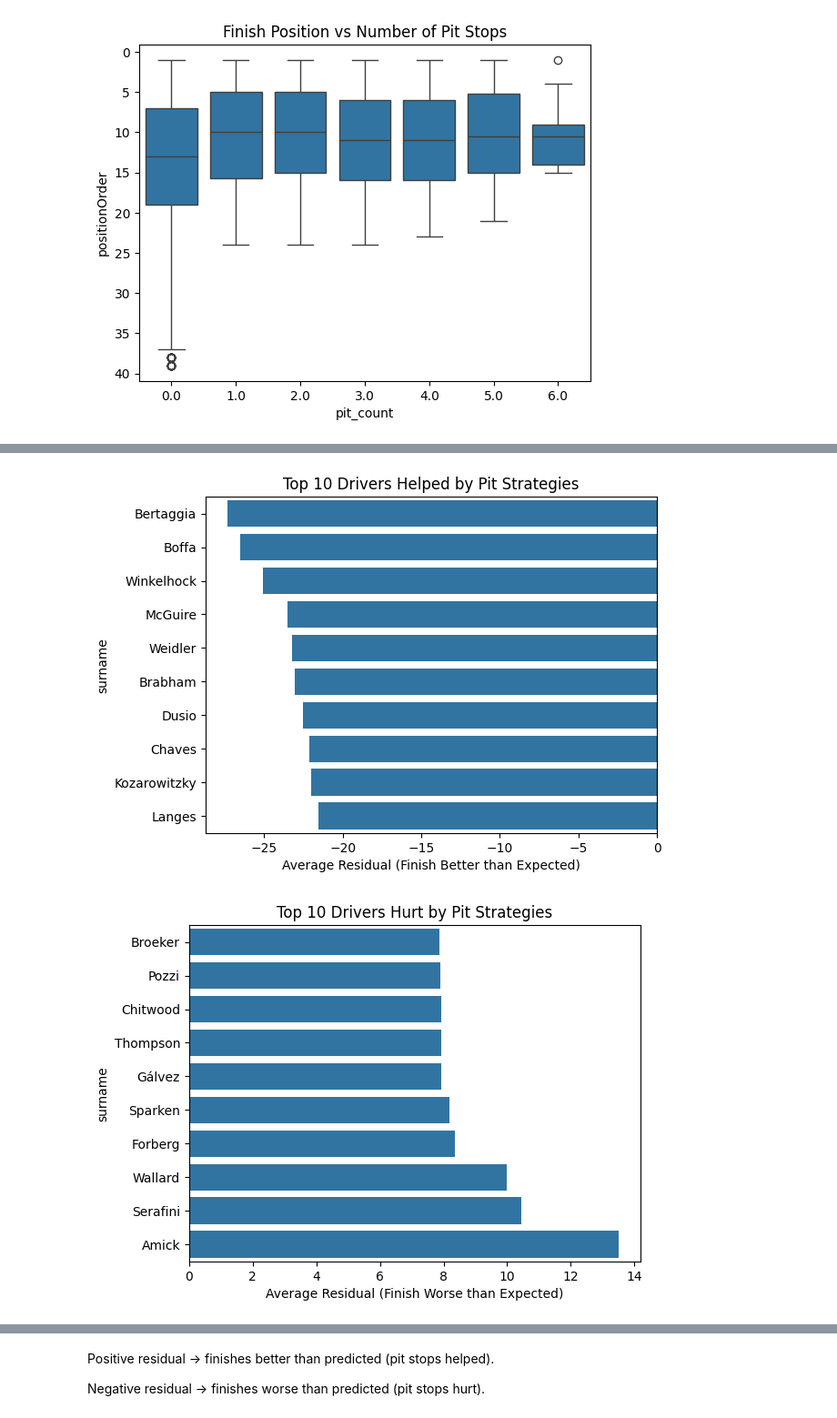
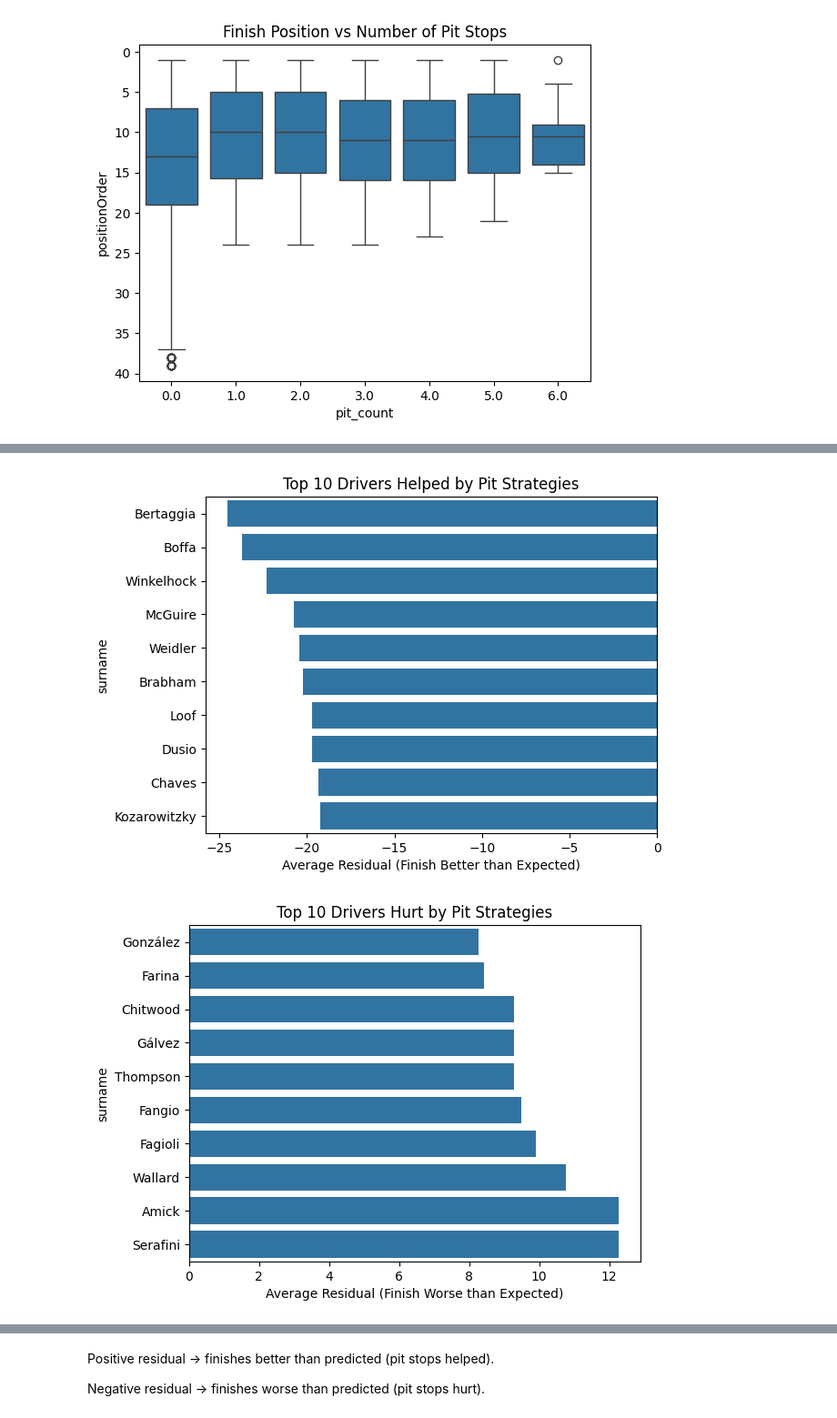
Before and after one commit to joycheng88/qtm151fall2025, a Jupyter notebook: Final Project/Final_Project_ver1.ipynb, the cells around one changed output, grey strips where cells are left out. Shown at 91% size. Saved outputs shown, nothing was run; the diff lists cells and outputs as text; code cells hidden in the pictures.

```diff
--- a/Final Project/Final_Project_ver1.ipynb
+++ b/Final Project/Final_Project_ver1.ipynb
@@ -192,0 +38,13 @@ df = df.merge(df_drivers[['driverId', 'forename', 'surname']], on='driverId', ho
+# %%
+# Import relevant data files
+files = [
+    "circuits", "constructors", "drivers", "lap_times",
+    "pit_stops", "qualifying", "races", "results"
+]
+
+data = {f: pd.read_csv(f"1-Formula_One/{f}.csv") for f in files}
+
+# Display basic info such dimensions
+for name, df in data.items():
+    print(f"{name}: {df.shape}")
+    # display(df.head())
@@ -237,8 +193,9 @@ plt.show()
 # %%
 model = smf.ols(
-    "positionOrder ~ pit_count + avg_pit_duration + grid",
-    data=df
+    "positionOrder ~ pit_count + avg_pit_duration + grid_position",
+    data=df_formula1
 ).fit()
+
 print(model.summary())
 # %% [output]
                             OLS Regression Results
@@ -260,10 +217,18 @@ Notes:
 strong multicollinearity or other numerical problems.
 # %%
-df['predicted'] = model.predict(df.reset_index())
-df['residual'] = df['predicted'] - df['positionOrder']
+df_formula1['predicted'] = model.predict(df_formula1)
+df_formula1['residual'] = df_formula1['predicted'] - df_formula1['positionOrder']
 
-driver_effects = df.groupby('driverId')['residual'].mean().sort_values()
-driver_effects = driver_effects.reset_index().merge(df_drivers[['driverId', 'forename', 'surname']], on='driverId')
-print(driver_effects.head(10))  # Most helped
-print(driver_effects.tail(10))  # Most hurt
+driver_effects = (
+    df_formula1.groupby('driverId')['residual']
+    .mean()
+    .reset_index()
+    .merge(data['drivers'][['driverId','forename','surname']], on='driverId')
+    .dropna(subset=['residual'])
+)
+print("Drivers Most Helped by Pit Strategy")
+display(driver_effects.sort_values('residual').head(10))
+
+print("Drivers Most Hurt by Pit Strategy")
+display(driver_effects.sort_values('residual').tail(10))
 # %% [output]
@@ -287,17 +259,14 @@ print(driver_effects.tail(10))  # Most hurt
 # %%
 # Create top 10 helped/hurt drivers
-top_helped = driver_effects.head(10)
-top_hurt = driver_effects.tail(10)
-
-sns.barplot(x='residual', y='surname', data=top_helped)
+sns.barplot(x='residual', y='surname', data=driver_effects.sort_values('residual').head(10))
 plt.title("Top 10 Drivers Helped by Pit Strategies")
 plt.xlabel("Average Residual (Finish Better than Expected)")
 plt.show()
 
-sns.barplot(x='residual', y='surname', data=top_hurt)
+sns.barplot(x='residual', y='surname', data=driver_effects.sort_values('residual').tail(10))
 plt.title("Top 10 Drivers Hurt by Pit Strategies")
 plt.xlabel("Average Residual (Finish Worse than Expected)")
 plt.show()
 # %% [output]
-[figure, old version]
+[figure, new version]
-[figure, old version]
+[figure, new version]
```
Also changed, not shown: parts of 41 cells of this notebook, 1 other file.
